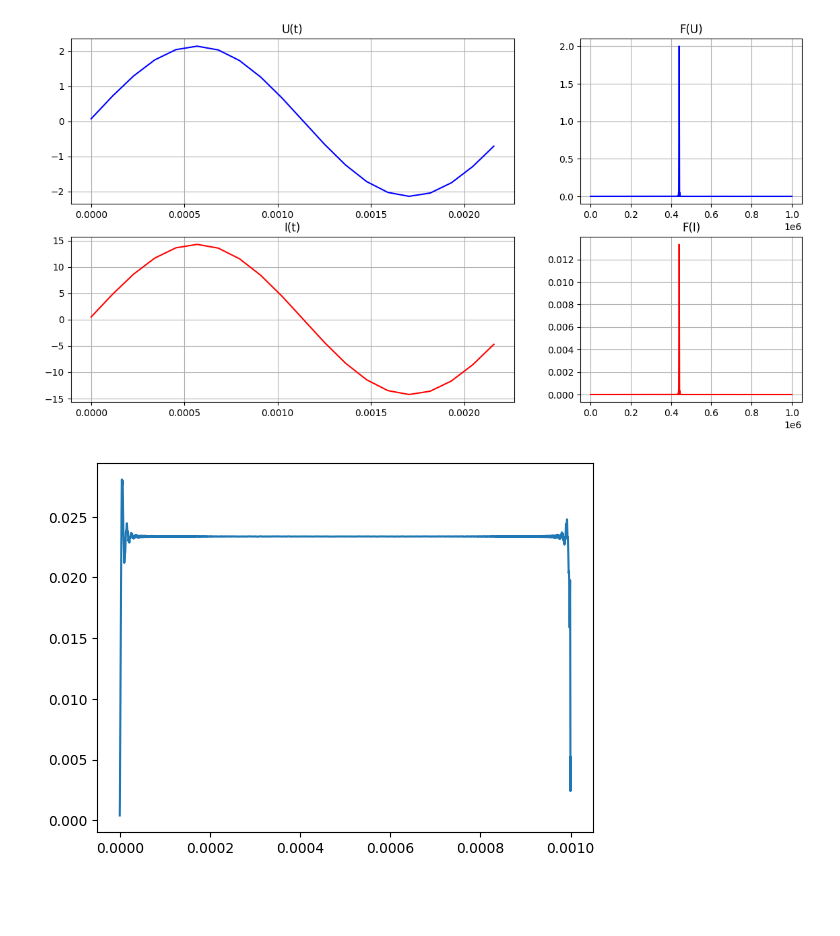
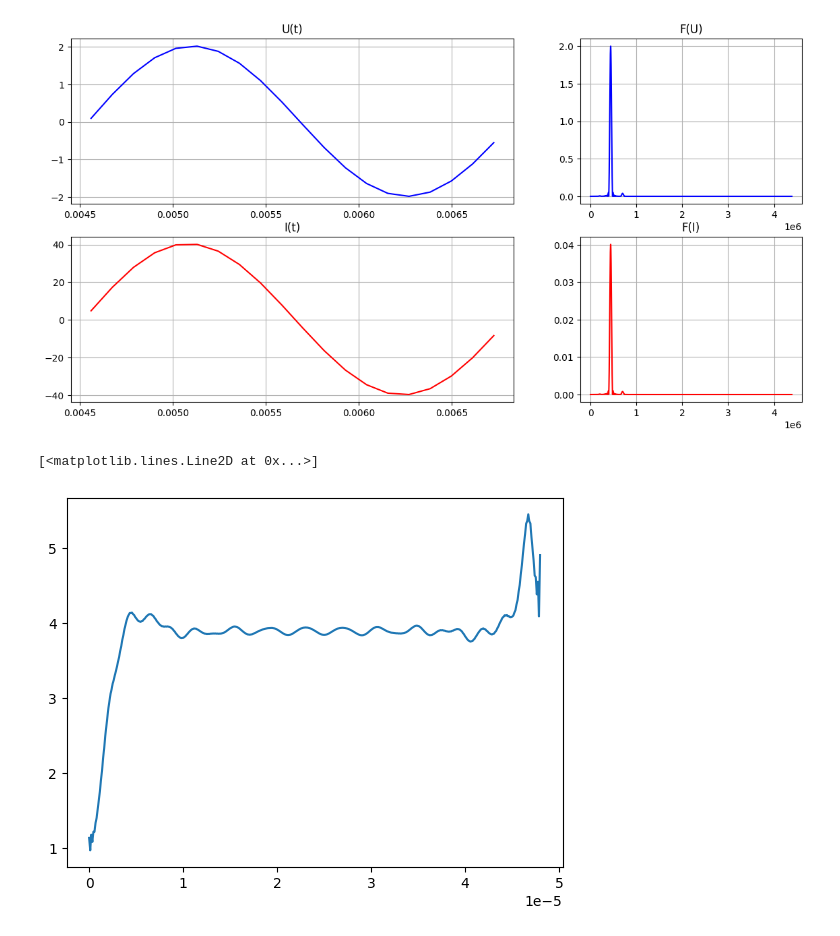
Before and after one commit to Gr-a-f/Relaxation_frequency_phase_algorithm, a Jupyter notebook: sin_sum_phantom.ipynb, the cells around one changed output. Drawn from its saved outputs; the diff is of its cells as text; code cells hidden in the pictures; blank space fills up the shorter version.

```diff
--- a/sin_sum_phantom.ipynb
+++ b/sin_sum_phantom.ipynb
@@ -21,7 +18,7 @@ The autoreload extension is already loaded. To reload it, use:
 def get_sine(t,F,A=1):
     return A*np.sin(2 * np.pi * F * t)
 # %%
-duration = 1000e-6
+duration = 48e-6
 F_main_real=440e3
 
 fs = F_main_real*20
@@ -34,8 +31,8 @@ t = np.linspace(0, duration, int(duration * fs))
 
 U = get_sine(t,F_main_real,2)+get_sine(t,F_noise_1)+get_sine(t,F_noise_2)+get_sine(t,F_noise_3)
 # %%
-R= 150
-C= 1e-12
+R= 50
+C= 500e-12
 
 phase_real= md.get_phase_RC_real(F_main_real,R,C)
 print(phase_real)
@@ -62,19 +59,15 @@ vw.show_I_U_2(t,I,U,0,window)
 # %%
-t_f, U_f=md.filter_butter_bandpass(t,U,F_peak_calc,100e3,5)
-t_f, I_f=md.filter_butter_bandpass(t,I,F_peak_calc,100e3,5)
+t_f, U_f=md.filter_butter_bandpass(t,U,F_peak_calc,100e3,2)
+t_f, I_f=md.filter_butter_bandpass(t,I,F_peak_calc,100e3,2)
 
-vw.show_I_U_2(t_f,I_f, U_f,0,T_counts)
+vw.show_I_U_2(t_f,I_f, U_f,T_counts*2,T_counts*3)
 # %% [output]
-[figure, old version]
+[figure, new version]
 # %%
-time_hilbert, phase_hilbert=md.get_phase_hilbert(t_f, U_f, I_f)
+time_hilbert, phase_hilbert=md.get_phase_hilbert(t_f,U_f, I_f,fs)
 
 plt.plot(time_hilbert, phase_hilbert)
-
-phase_mean=abs(np.mean(phase_hilbert))
-
-central_index=int(len(phase_hilbert)/2)
-phase_mean_hilbert=phase_hilbert[central_index]
 # %% [output]
+[<matplotlib.lines.Line2D at 0x...>]
-[figure, old version]
+[figure, new version]
 # %%
```
Also changed, not shown: parts of 8 cells of this notebook, 4 other files.
